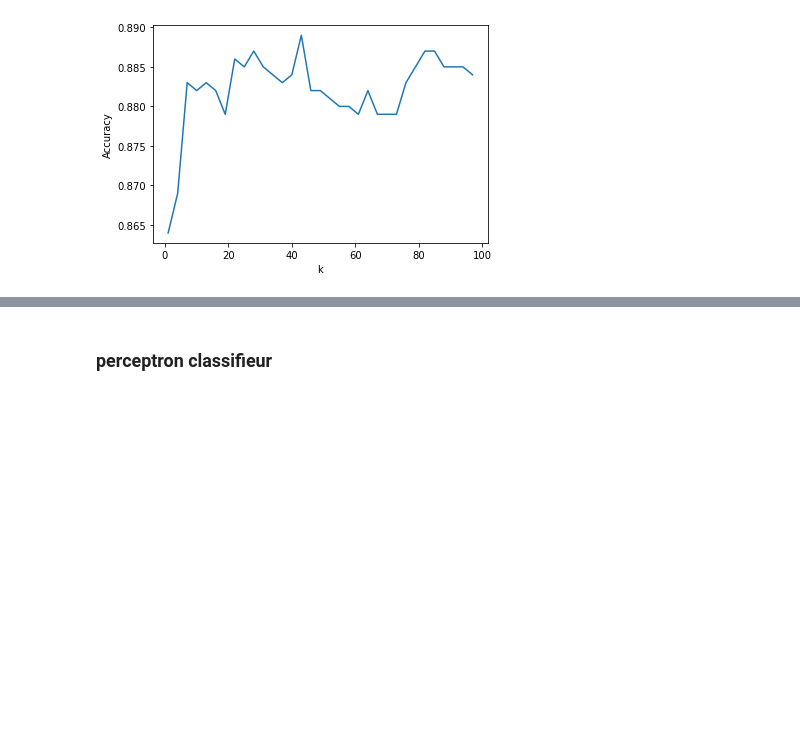
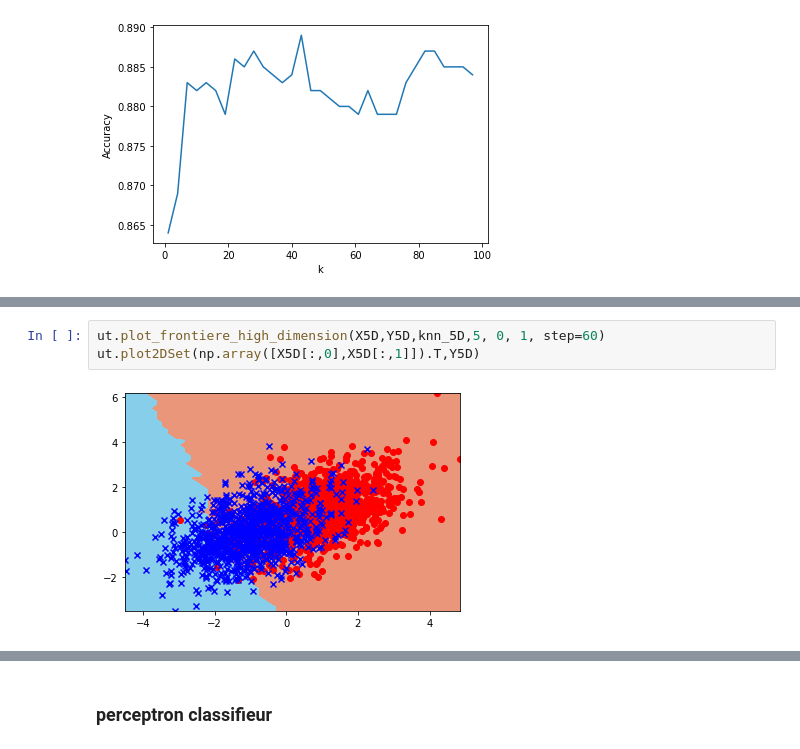
Before and after one commit to ZhouRUNLIN/LU3IN026-AI-DataScience, a Jupyter notebook: projet-1/projet-1-MA Peiran_ZHOU Runlin.ipynb, the cells around one changed output, grey strips where cells are left out. Drawn from its saved outputs; the diff is of its cells as text; blank space fills up the shorter version.

```diff
--- a/projet-1/projet-1-MA Peiran_ZHOU Runlin.ipynb
+++ b/projet-1/projet-1-MA Peiran_ZHOU Runlin.ipynb
@@ -338 +346,6 @@ Time used :  0.018494129180908203
 Accuracy :  0.8875
+# %%
+ut.plot_frontiere_high_dimension(X5D,Y5D,knn_5D,5, 0, 1, step=60)
+ut.plot2DSet(np.array([X5D[:,0],X5D[:,1]]).T,Y5D)
+# %% [output]
+[figure, added]
```
Also changed, not shown: parts of 36 cells of this notebook, 1 other file.
